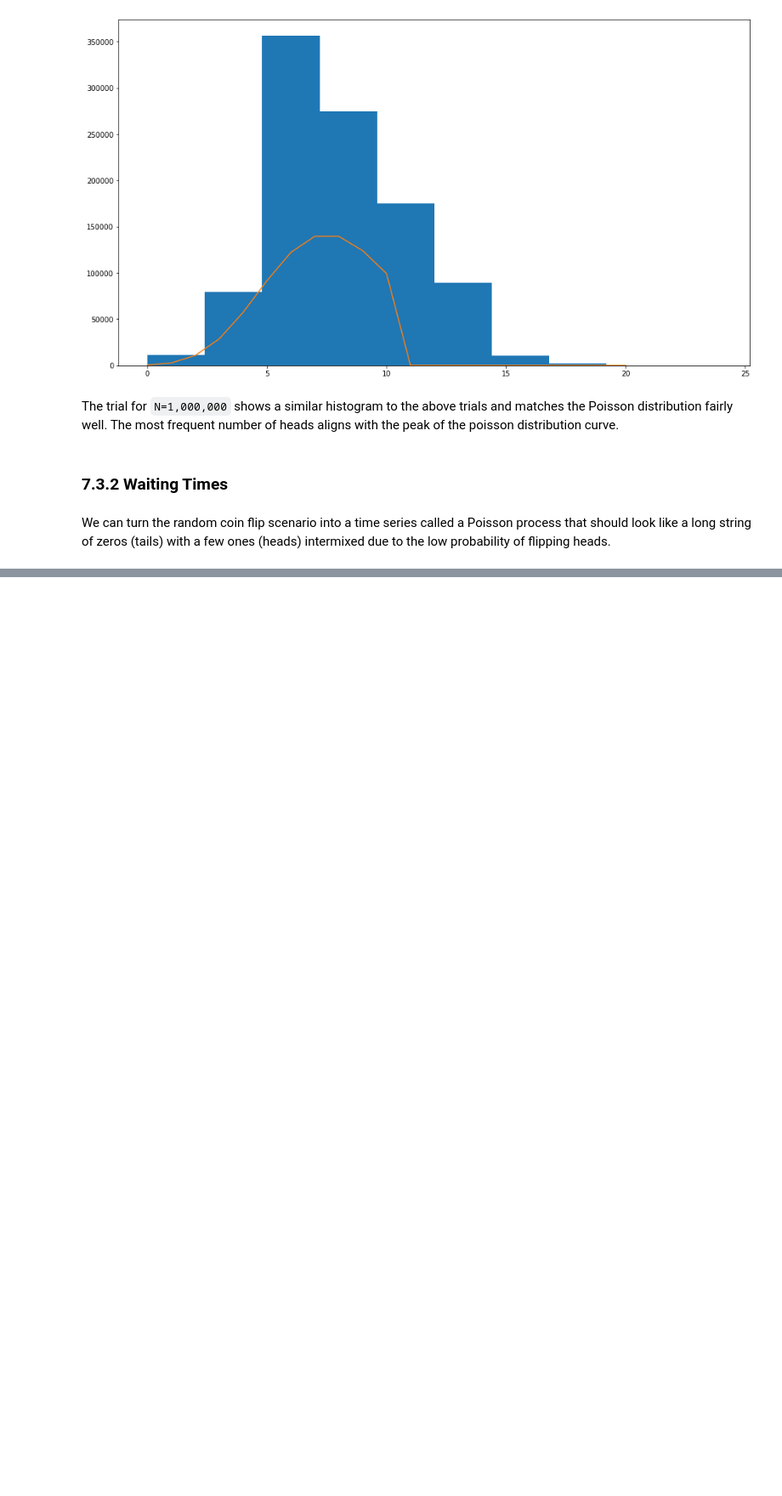
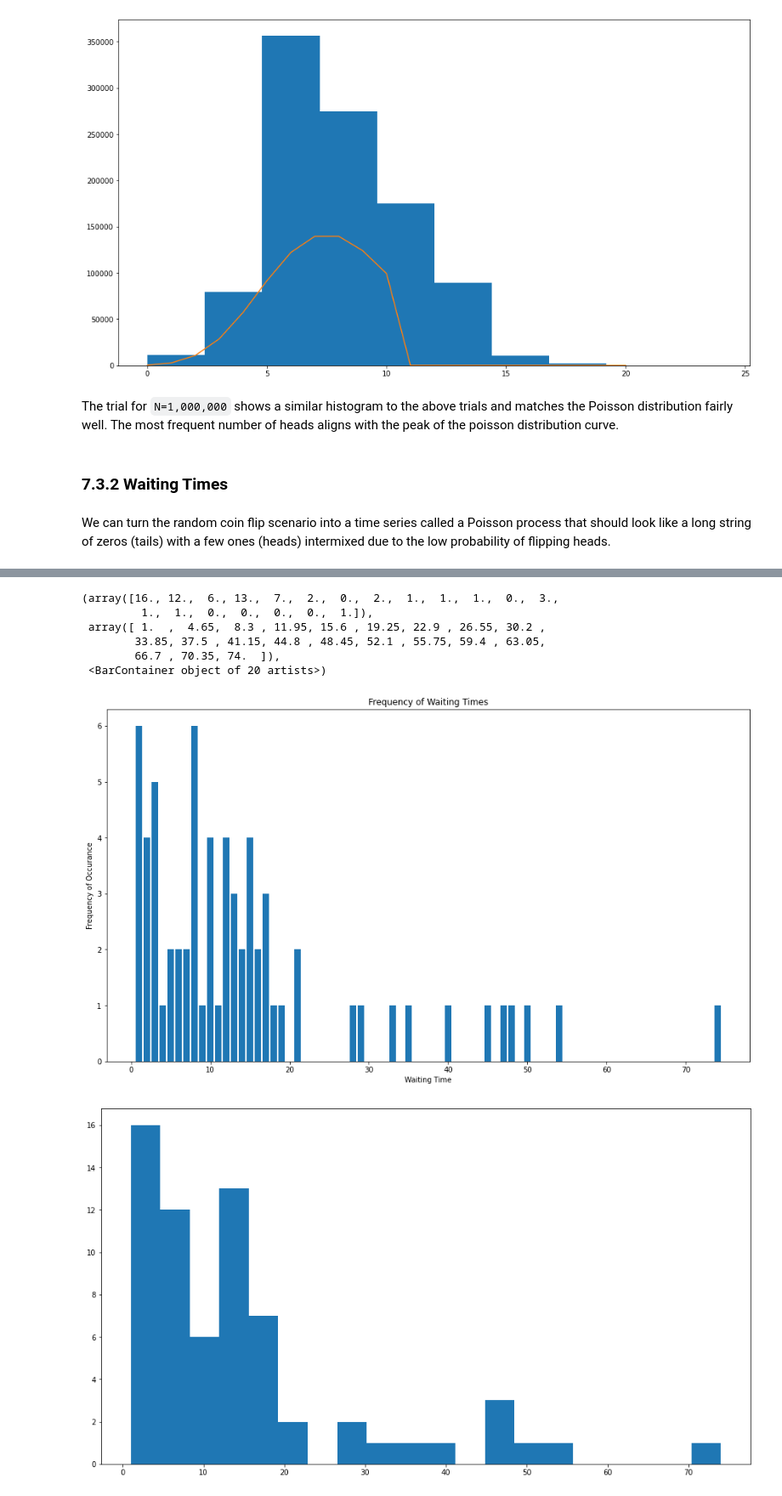
Before and after one commit to mkuchle16/biophysics, a Jupyter notebook: week-03/computer-lab-2.ipynb, the cells around one changed output, grey strips where cells are left out. Shown: that part at 85% size. Saved outputs shown, nothing was run; the diff lists cells and outputs as text; code cells hidden in the pictures; blank space fills up the shorter version.

```diff
--- a/week-03/computer-lab-2.ipynb
+++ b/week-03/computer-lab-2.ipynb
@@ -299,0 +294,22 @@ diff_ones = np.diff(ones).flatten()
+# %%
+#finds the frequency of unique waiting times in the diff_ones array
+counts = np.unique(diff_ones,return_counts=True)
+# %%
+#Plots a bar plot of the frequency of each waiting time in the array
+plt.figure(figsize = (16,9))
+plt.bar(counts[0],counts[1])
+plt.title('Frequency of Waiting Times')
+plt.ylabel('Frequency of Occurance')
+plt.xlabel('Waiting Time')
+
+plt.figure(figsize = (16,9))
+plt.hist(diff_ones,bins=20)
+# %% [output]
+(array([16., 12.,  6., 13.,  7.,  2.,  0.,  2.,  1.,  1.,  1.,  0.,  3.,
+         1.,  1.,  0.,  0.,  0.,  0.,  1.]),
+ array([ 1.  ,  4.65,  8.3 , 11.95, 15.6 , 19.25, 22.9 , 26.55, 30.2 ,
+        33.85, 37.5 , 41.15, 44.8 , 48.45, 52.1 , 55.75, 59.4 , 63.05,
+        66.7 , 70.35, 74.  ]),
+ <BarContainer object of 20 artists>)
+[figure, added]
+[figure, added]
```
Also changed, not shown: parts of 6 cells of this notebook.
